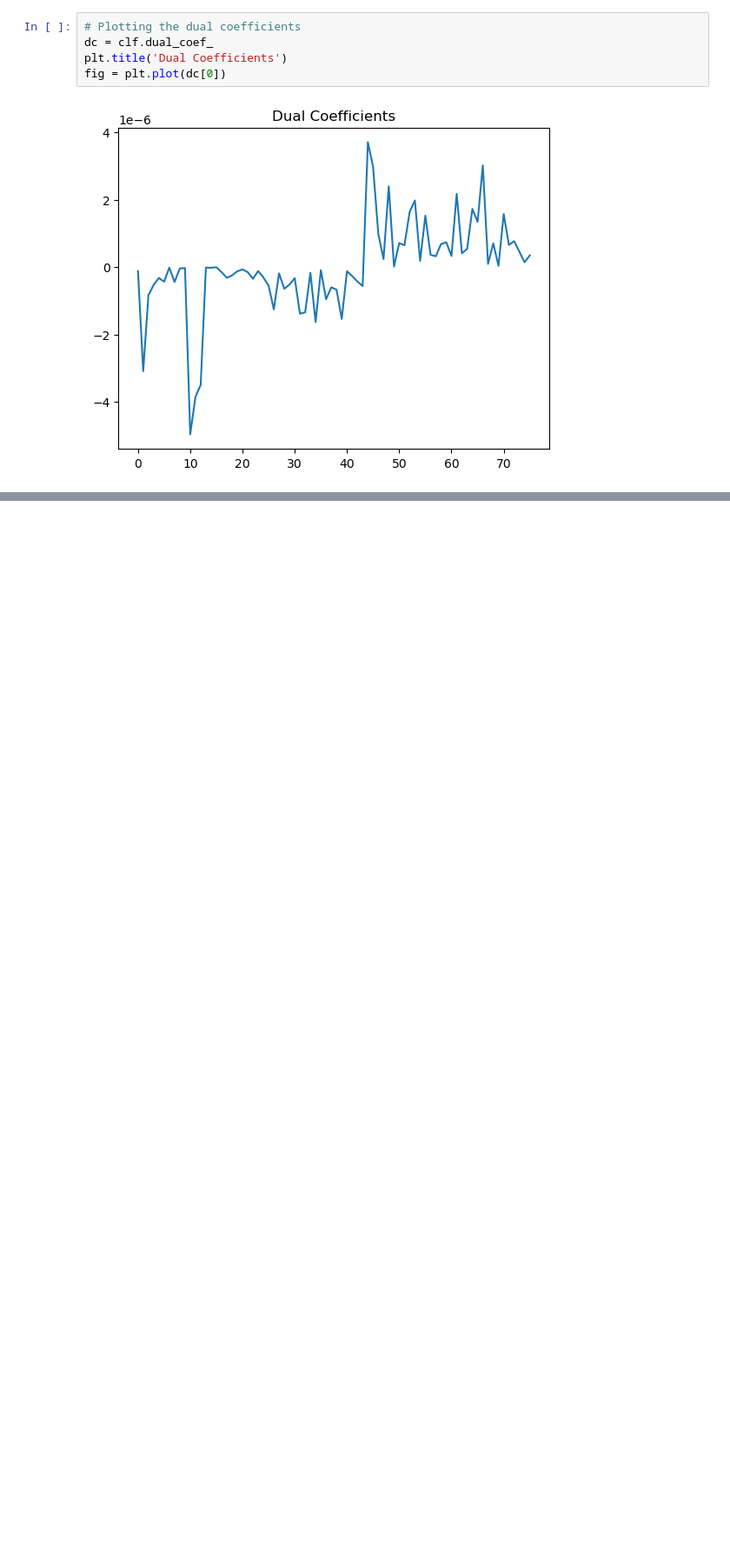
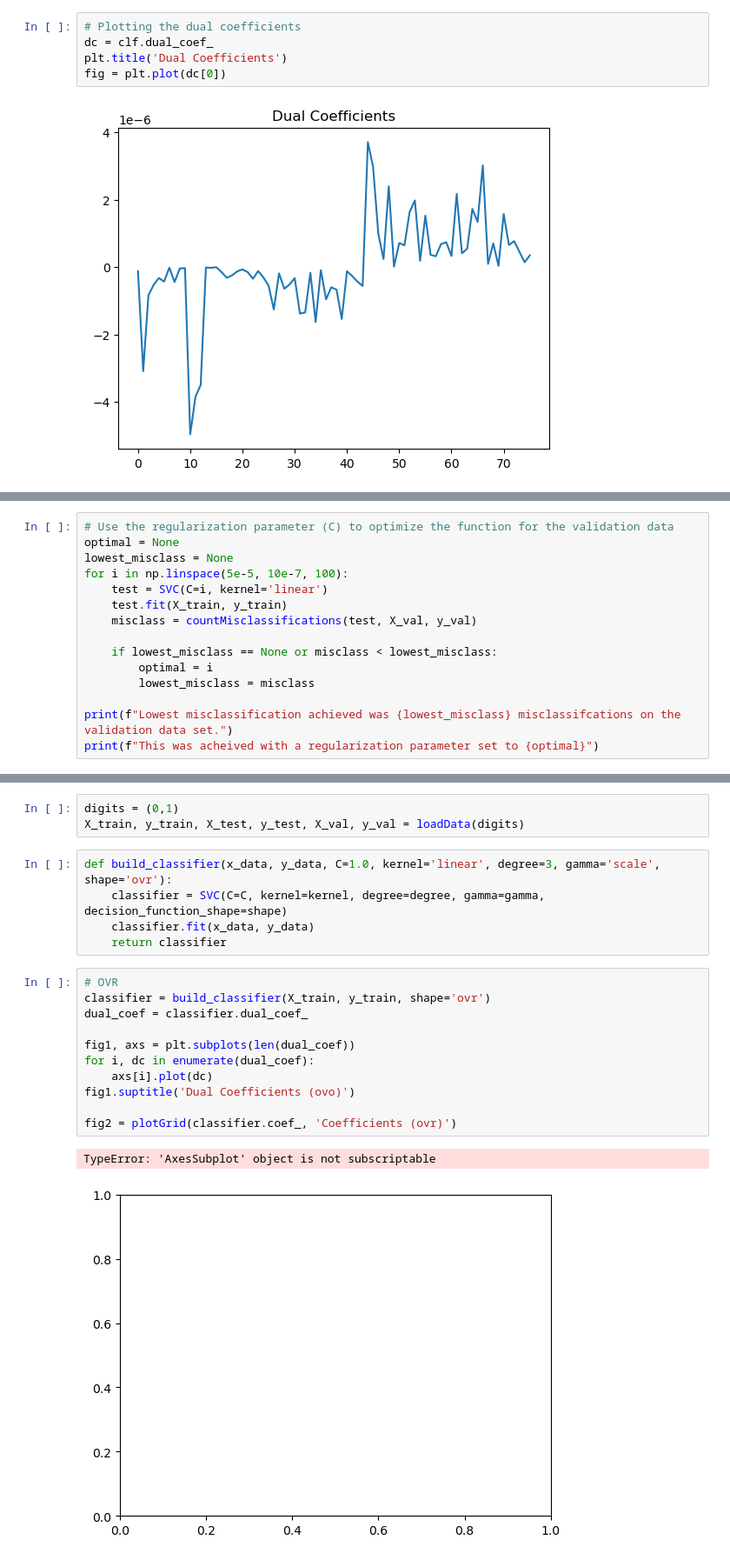
Before and after one commit to brandonegg/MNIST-classification, a Jupyter notebook: Phase3/Phase3.ipynb, the cells around one changed output, grey strips where cells are left out. Shown: that part at 87% size. Saved outputs shown, nothing was run; the diff lists cells and outputs as text; blank space fills up the shorter version.

```diff
--- a/Phase3/Phase3.ipynb
+++ b/Phase3/Phase3.ipynb
@@ -85,0 +136,15 @@ fig = plt.plot(sv_predict)
+# %%
+# Use the regularization parameter (C) to optimize the function for the validation data
+optimal = None
+lowest_misclass = None
+for i in np.linspace(5e-5, 10e-7, 100):
+    test = SVC(C=i, kernel='linear')
+    test.fit(X_train, y_train)
+    misclass = countMisclassifications(test, X_val, y_val)
+
+    if lowest_misclass == None or misclass < lowest_misclass:
+        optimal = i
+        lowest_misclass = misclass
+
+print(f"Lowest misclassification achieved was {lowest_misclass} misclassifcations on the validation data set.")
+print(f"This was acheived with a regularization parameter set to {optimal}")
@@ -85,0 +177,22 @@ fig = plt.plot(sv_predict)
+# %%
+digits = (0,1)
+X_train, y_train, X_test, y_test, X_val, y_val = loadData(digits)
+# %%
+def build_classifier(x_data, y_data, C=1.0, kernel='linear', degree=3, gamma='scale', shape='ovr'):
+    classifier = SVC(C=C, kernel=kernel, degree=degree, gamma=gamma, decision_function_shape=shape)
+    classifier.fit(x_data, y_data)
+    return classifier
+# %%
+# OVR
+classifier = build_classifier(X_train, y_train, shape='ovr')
+dual_coef = classifier.dual_coef_
+
+fig1, axs = plt.subplots(len(dual_coef))
+for i, dc in enumerate(dual_coef):
+    axs[i].plot(dc)
+fig1.suptitle('Dual Coefficients (ovo)')
+
+fig2 = plotGrid(classifier.coef_, 'Coefficients (ovr)')
+# %% [output]
+TypeError: 'AxesSubplot' object is not subscriptable
+[figure, added]
```
Also changed, not shown: parts of 15 cells of this notebook.
